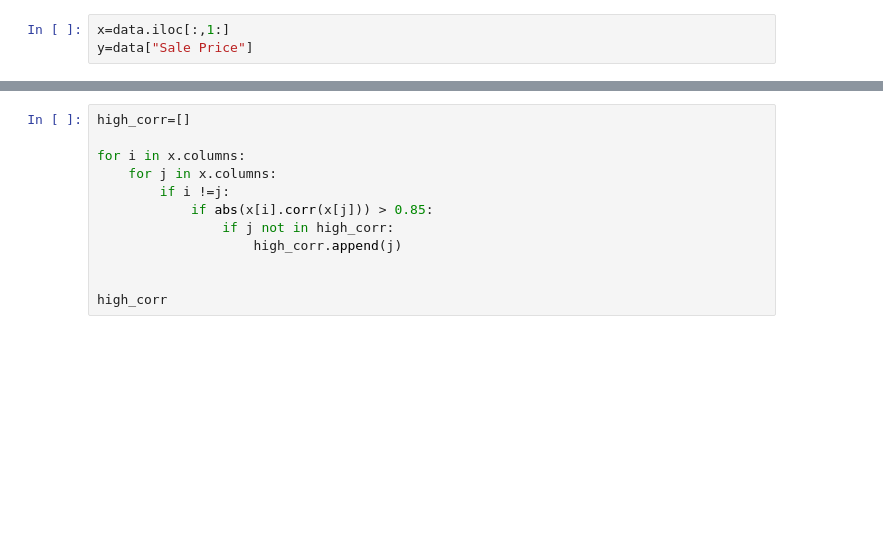
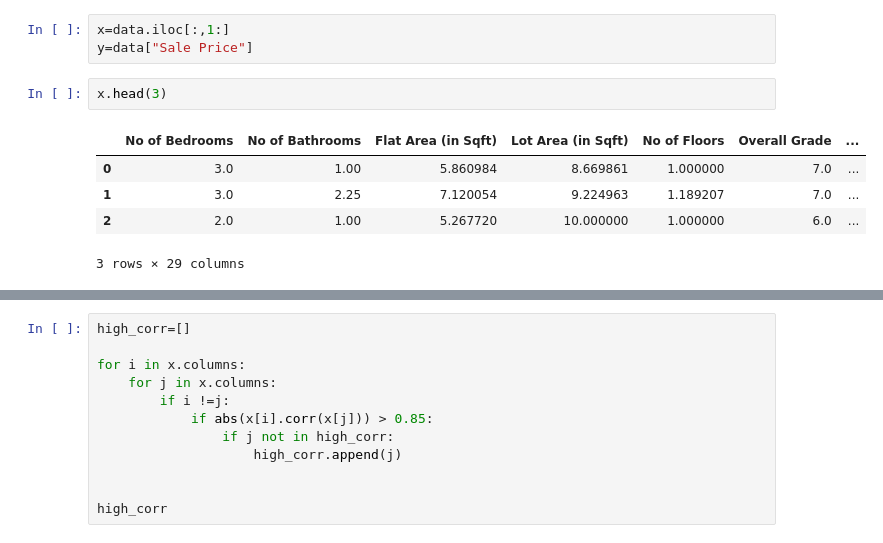
Before and after one commit to trailokya-world/House-price-prediction-, a Jupyter notebook: cleaning and preprocessing.ipynb, the cells around one changed output, grey strips where cells are left out. Saved outputs shown, nothing was run; the diff lists cells and outputs as text; blank space fills up the shorter version.

```diff
--- a/cleaning and preprocessing.ipynb
+++ b/cleaning and preprocessing.ipynb
@@ -394,3 +364,11 @@ defining X and Y
 # %%
 x=data.iloc[:,1:]
 y=data["Sale Price"]
+# %%
+x.head(3)
+# %% [output]
+|  | No of Bedrooms | No of Bathrooms | Flat Area (in Sqft) | Lot Area (in Sqft) | No of Floors | Overall Grade | ... |
+| 0 | 3.0 | 1.00 | 5.860984 | 8.669861 | 1.000000 | 7.0 | ... |
+| 1 | 3.0 | 2.25 | 7.120054 | 9.224963 | 1.189207 | 7.0 | ... |
+| 2 | 2.0 | 1.00 | 5.267720 | 10.000000 | 1.000000 | 6.0 | ... |
+3 rows × 29 columns
```
Also changed, not shown: parts of 25 cells of this notebook.
